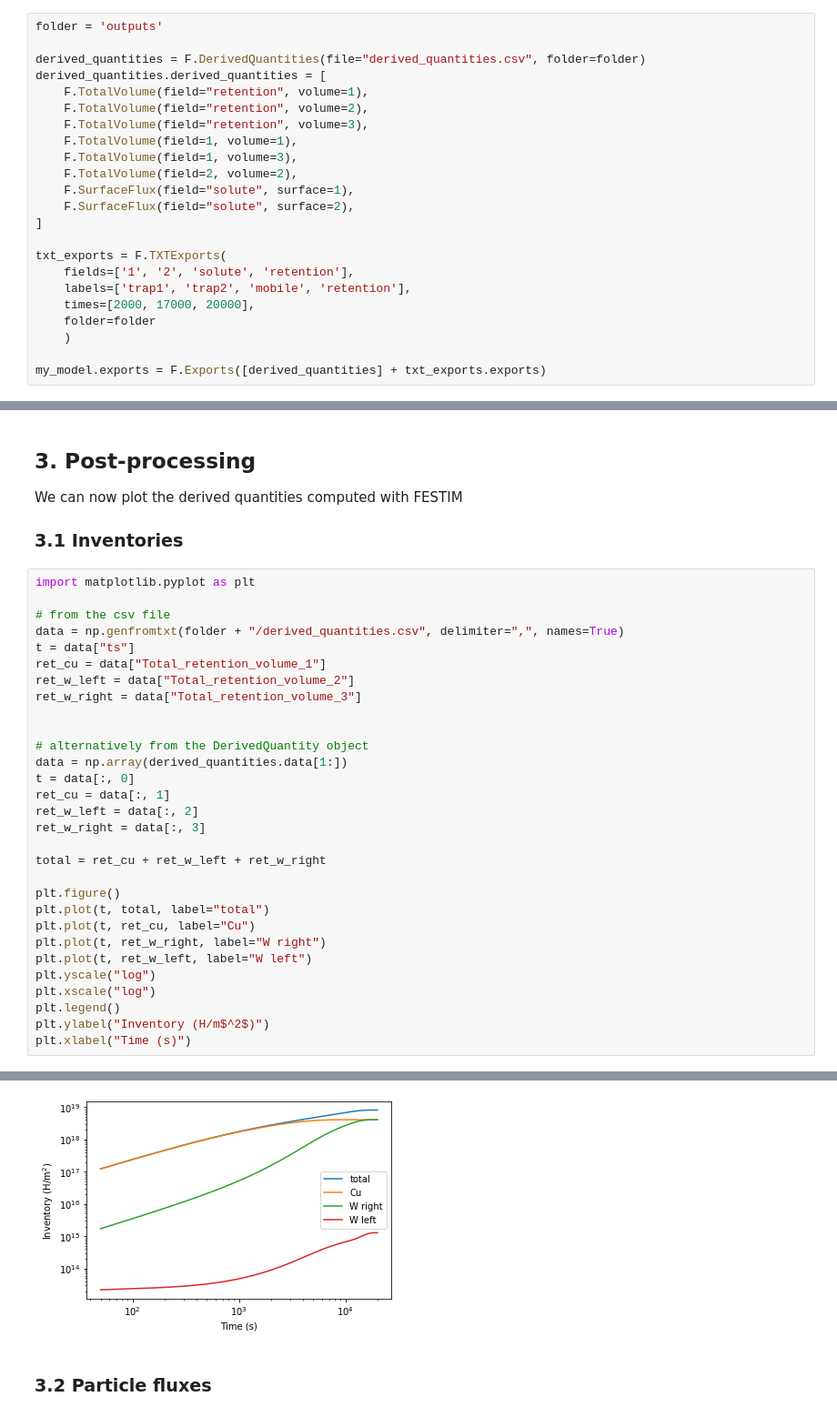
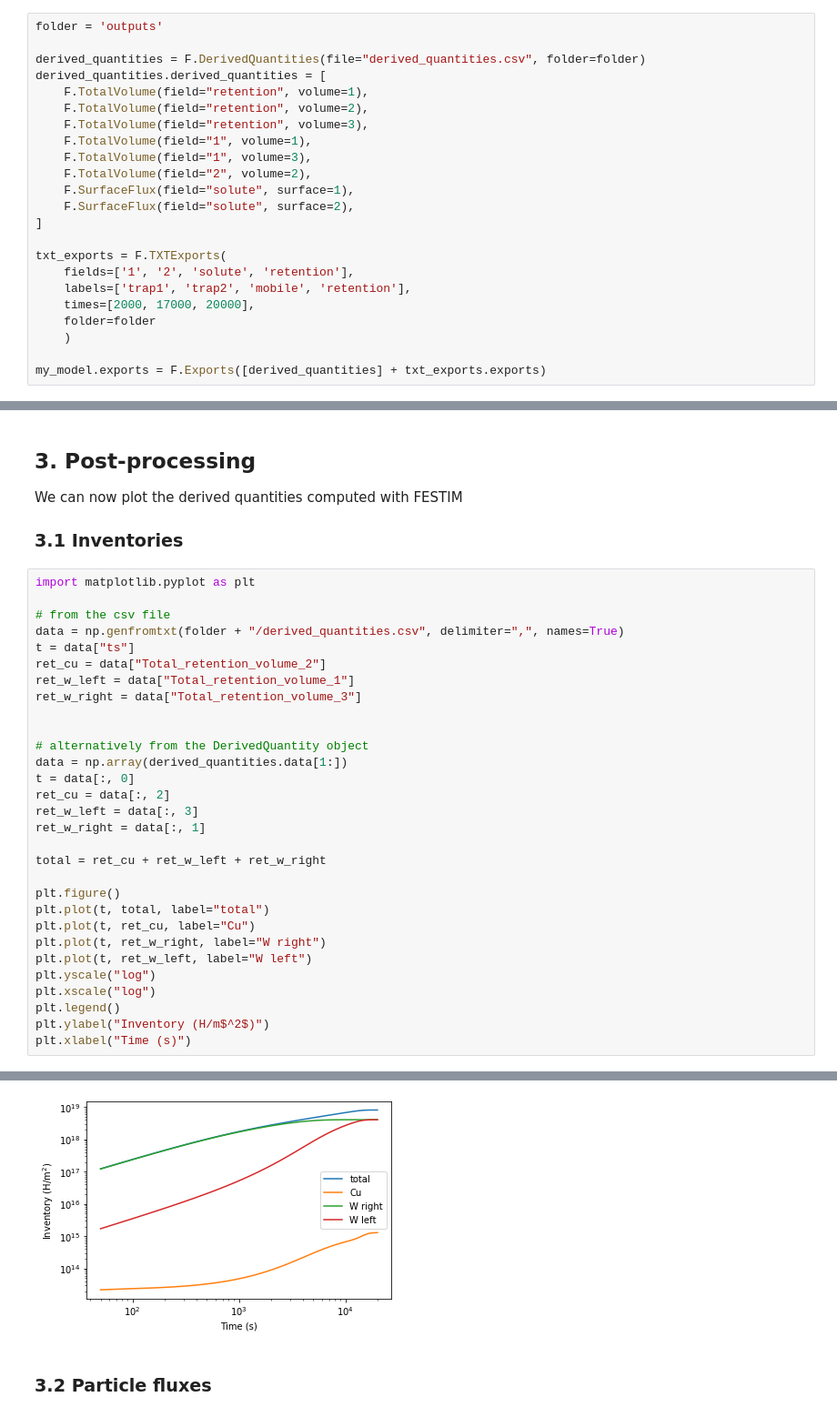
Before and after one commit to festim-dev/FESTIM, a Jupyter notebook: demos/demo_multi_materials.ipynb, the cells around one changed output, grey strips where cells are left out. Shown at 91% size. Cells and saved outputs as stored; diff of their text form.

```diff
--- a/demos/demo_multi_materials.ipynb
+++ b/demos/demo_multi_materials.ipynb
@@ -138,9 +164,9 @@ derived_quantities.derived_quantities = [
     F.TotalVolume(field="retention", volume=1),
     F.TotalVolume(field="retention", volume=2),
     F.TotalVolume(field="retention", volume=3),
-    F.TotalVolume(field=1, volume=1),
-    F.TotalVolume(field=1, volume=3),
-    F.TotalVolume(field=2, volume=2),
+    F.TotalVolume(field="1", volume=1),
+    F.TotalVolume(field="1", volume=3),
+    F.TotalVolume(field="2", volume=2),
     F.SurfaceFlux(field="solute", surface=1),
     F.SurfaceFlux(field="solute", surface=2),
 ]
@@ -205,36 +235,36 @@ We can now plot the derived quantities computed with FESTIM
 # %%
 import matplotlib.pyplot as plt
 
 # from the csv file
 data = np.genfromtxt(folder + "/derived_quantities.csv", delimiter=",", names=True)
 t = data["ts"]
-ret_cu = data["Total_retention_volume_1"]
-ret_w_left = data["Total_retention_volume_2"]
+ret_cu = data["Total_retention_volume_2"]
+ret_w_left = data["Total_retention_volume_1"]
 ret_w_right = data["Total_retention_volume_3"]
 
 
 # alternatively from the DerivedQuantity object
 data = np.array(derived_quantities.data[1:])
 t = data[:, 0]
-ret_cu = data[:, 1]
-ret_w_left = data[:, 2]
-ret_w_right = data[:, 3]
+ret_cu = data[:, 2]
+ret_w_left = data[:, 3]
+ret_w_right = data[:, 1]
 
 total = ret_cu + ret_w_left + ret_w_right
 
 plt.figure()
 plt.plot(t, total, label="total")
 plt.plot(t, ret_cu, label="Cu")
 plt.plot(t, ret_w_right, label="W right")
 plt.plot(t, ret_w_left, label="W left")
 plt.yscale("log")
 plt.xscale("log")
 plt.legend()
 plt.ylabel("Inventory (H/m$^2$)")
 plt.xlabel("Time (s)")
 # %% [output]
 Text(0.5, 0, 'Time (s)')
-[figure, old version]
+[figure, new version]
 # %% [markdown]
 ### 3.2 Particle fluxes
 # %%
```
Also changed, not shown: parts of 8 cells of this notebook.
